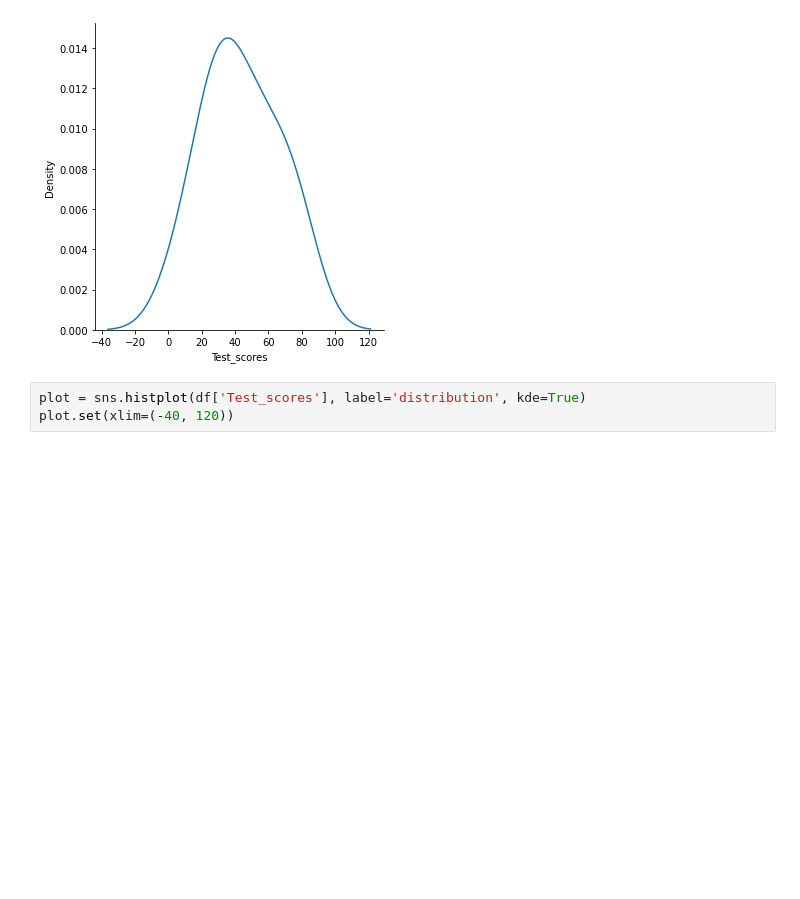
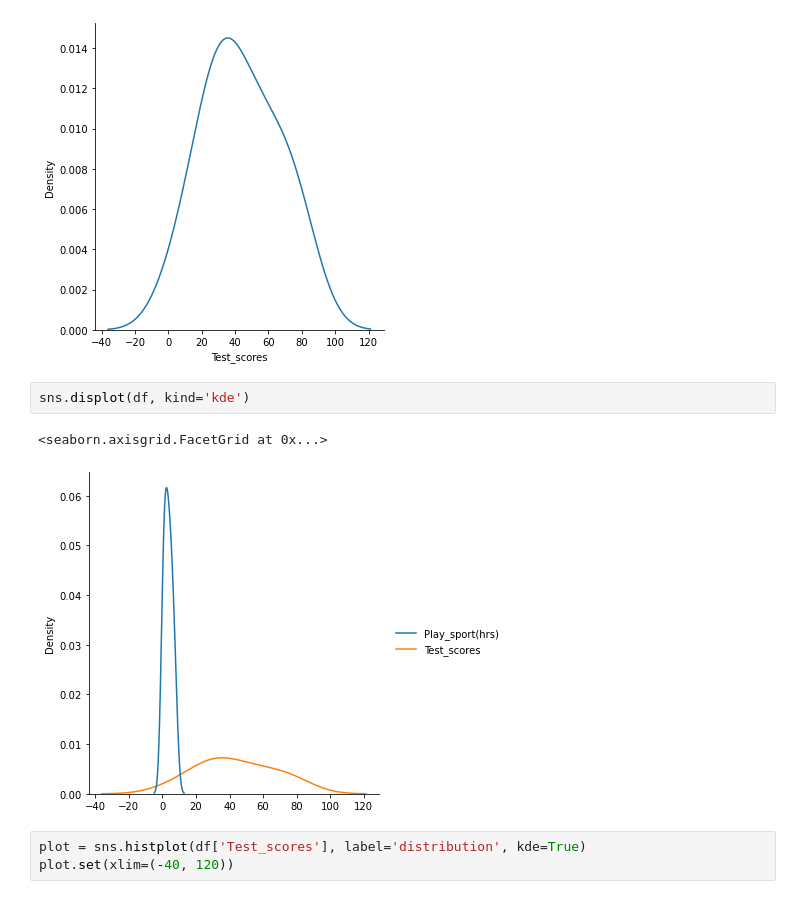
Before and after one commit to michaelfelman-git/Beginners-Guide-to-Machine-Learning, a Jupyter notebook: 007 - Evaluation Metrics.ipynb, the cells around one changed output. Drawn from its saved outputs; the diff is of its cells as text; blank space fills up the shorter version.

```diff
--- a/007 - Evaluation Metrics.ipynb
+++ b/007 - Evaluation Metrics.ipynb
@@ -132,6 +650,11 @@ sns.displot(df['Test_scores'], label='distribution', kind='kde')
 # %% [output]
 <seaborn.axisgrid.FacetGrid at 0x...>
 [figure]
+# %%
+sns.displot(df, kind='kde')
+# %% [output]
+<seaborn.axisgrid.FacetGrid at 0x...>
+[figure, added]
 # %%
 plot = sns.histplot(df['Test_scores'], label='distribution', kde=True)
 plot.set(xlim=(-40, 120))
```
Also changed, not shown: parts of 236 cells of this notebook, 7 other files.
